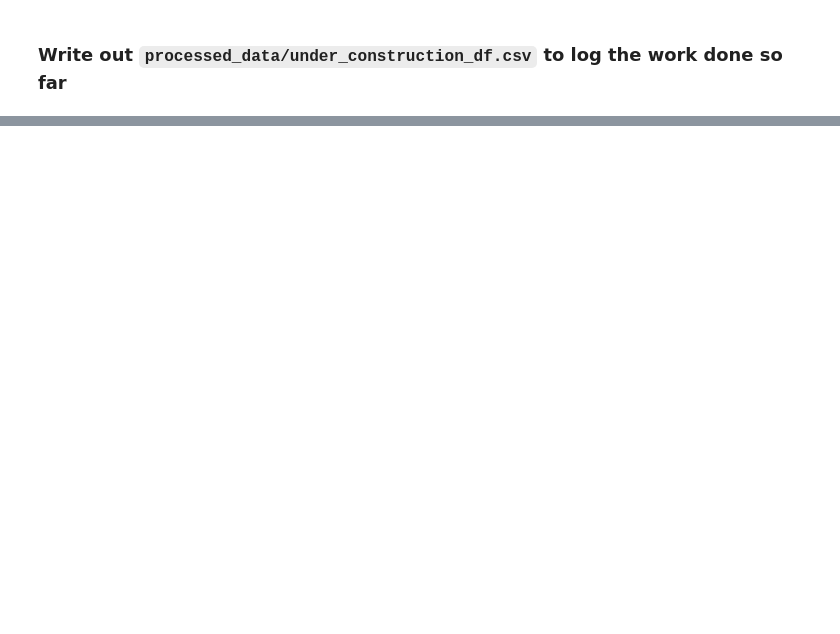
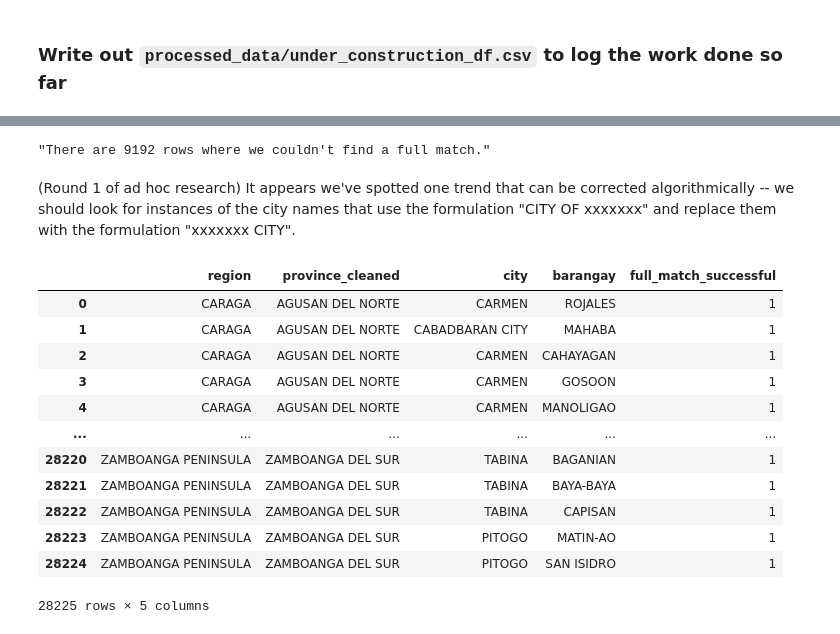
Before and after one commit to caremin-tech/ph-mapping, a Jupyter notebook: data_cleaning_workstream/data_cleaning_workbook.ipynb, the cells around one changed output, grey strips where cells are left out. Saved outputs shown, nothing was run; the diff lists cells and outputs as text; code cells hidden in the pictures; blank space fills up the shorter version.

Commit message:
fix all low hanging fruit mappings; fix one city naming convention algorithmically

```diff
--- a/data_cleaning_workstream/data_cleaning_workbook.ipynb
+++ b/data_cleaning_workstream/data_cleaning_workbook.ipynb
@@ -326,0 +340,18 @@ under_construction_df.to_csv(path_or_buf="processed_data/under_construction_df.c
+# %%
+# creating df with only fields need to match cities
+just_geo_names_df = under_construction_df.loc[
+    :, ("region", "province_cleaned", "city", "barangay")
+]
+
+# capitalizing all needed fields to facilitate later matching
+just_geo_names_df = just_geo_names_df.apply(
+    lambda x: x.astype(str).str.upper() if (x.dtype == "object") else x
+)
+
+# getting rid of all whitespace just to be sure
+just_geo_names_df = just_geo_names_df.apply(
+    lambda x: x.astype(str).str.strip() if (x.dtype == "object") else x
+)
+
+# taking a look at the df
+just_geo_names_df.head()
@@ -326,0 +442,43 @@ under_construction_df.to_csv(path_or_buf="processed_data/under_construction_df.c
+# %%
+# checking number of yet-to-be-matched geo names
+problematic_geo_names = just_geo_names_df.loc[
+    just_geo_names_df["full_match_successful"] == 0, :
+]
+f"There are {len(problematic_geo_names)} rows where we couldn't find a full match."
+# %% [output]
+"There are 9192 rows where we couldn't find a full match."
+# %% [markdown]
+(Round 1 of ad hoc research)  It appears we've spotted one trend that can be corrected algorithmically -- we should look for instances of the city names that use the formulation "CITY OF xxxxxxx" and replace them with the formulation "xxxxxxx CITY".
+# %%
+# if we spot "CITY OF" in the particular record's 'city'...
+# we'll set 'city' to the correct formulation -- "xxxxxxx CITY"...
+# otherwise, we'll keep it as is
+def invert_city_of_formulations(row):
+
+    if "CITY OF" in row["city"]:
+        return row["city"].partition("CITY OF ")[2] + " CITY"
+    else:
+        return row["city"]
+
+
+# updating the df's values for city per the function above
+just_geo_names_df = just_geo_names_df.assign(
+    city=just_geo_names_df.apply(invert_city_of_formulations, axis=1)
+)
+
+# inspecting df
+just_geo_names_df
+# %% [output]
+|  | region | province_cleaned | city | barangay | full_match_successful |
+| 0 | CARAGA | AGUSAN DEL NORTE | CARMEN | ROJALES | 1 |
+| 1 | CARAGA | AGUSAN DEL NORTE | CABADBARAN CITY | MAHABA | 1 |
+| 2 | CARAGA | AGUSAN DEL NORTE | CARMEN | CAHAYAGAN | 1 |
+| 3 | CARAGA | AGUSAN DEL NORTE | CARMEN | GOSOON | 1 |
+| 4 | CARAGA | AGUSAN DEL NORTE | CARMEN | MANOLIGAO | 1 |
+| ... | ... | ... | ... | ... | ... |
+| 28220 | ZAMBOANGA PENINSULA | ZAMBOANGA DEL SUR | TABINA | BAGANIAN | 1 |
+| 28221 | ZAMBOANGA PENINSULA | ZAMBOANGA DEL SUR | TABINA | BAYA-BAYA | 1 |
+| 28222 | ZAMBOANGA PENINSULA | ZAMBOANGA DEL SUR | TABINA | CAPISAN | 1 |
+| 28223 | ZAMBOANGA PENINSULA | ZAMBOANGA DEL SUR | PITOGO | MATIN-AO | 1 |
+| 28224 | ZAMBOANGA PENINSULA | ZAMBOANGA DEL SUR | PITOGO | SAN ISIDRO | 1 |
+28225 rows × 5 columns
```
Also changed, not shown: parts of 21 cells of this notebook, 3 other files.
